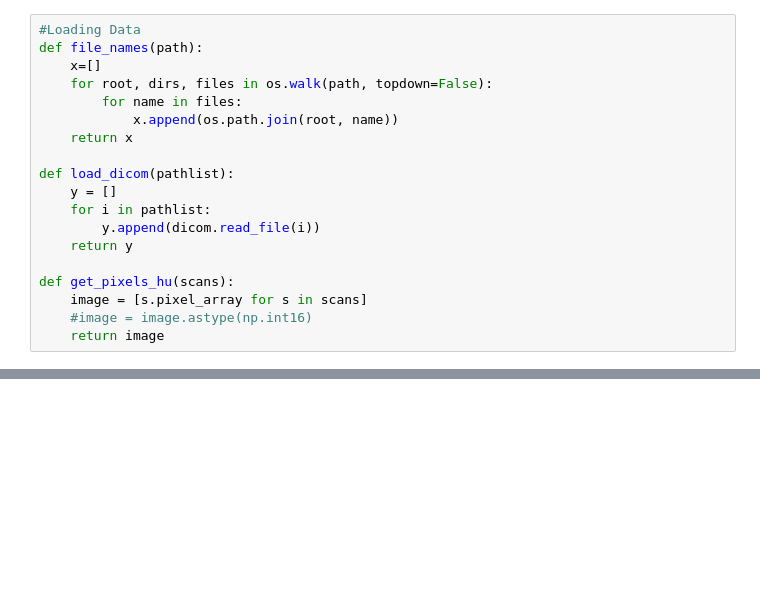
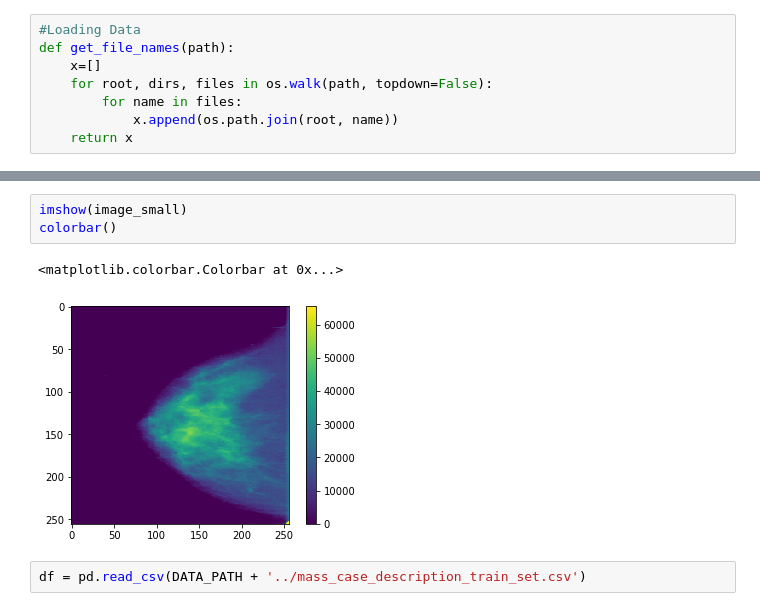
Before and after one commit to chingu163/rsna17, a Jupyter notebook: ex_data.ipynb, the cells around one changed output, grey strips where cells are left out. Cells and saved outputs as stored; diff of their text form; blank space fills up the shorter version.

```diff
--- a/ex_data.ipynb
+++ b/ex_data.ipynb
@@ -23,19 +25,8 @@ path_lab = '/media/sohn/Storage/mdata/'
 # %%
 #Loading Data
-def file_names(path):
+def get_file_names(path):
     x=[]
     for root, dirs, files in os.walk(path, topdown=False):
         for name in files:
             x.append(os.path.join(root, name))
     return x
-
-def load_dicom(pathlist):
-    y = []
-    for i in pathlist:
-        y.append(dicom.read_file(i))
-    return y
-
-def get_pixels_hu(scans):
-    image = [s.pixel_array for s in scans]
-    #image = image.astype(np.int16)
-    return image
@@ -82,0 +50,8 @@ plt.colorbar(ticks=[0.1,0.3,0.5,0.7], orientation='horizontal')
+# %%
+imshow(image_small)
+colorbar()
+# %% [output]
+<matplotlib.colorbar.Colorbar at 0x...>
+[figure, added]
+# %%
+df = pd.read_csv(DATA_PATH + '../mass_case_description_train_set.csv')
```
Also changed, not shown: parts of 36 cells of this notebook.
